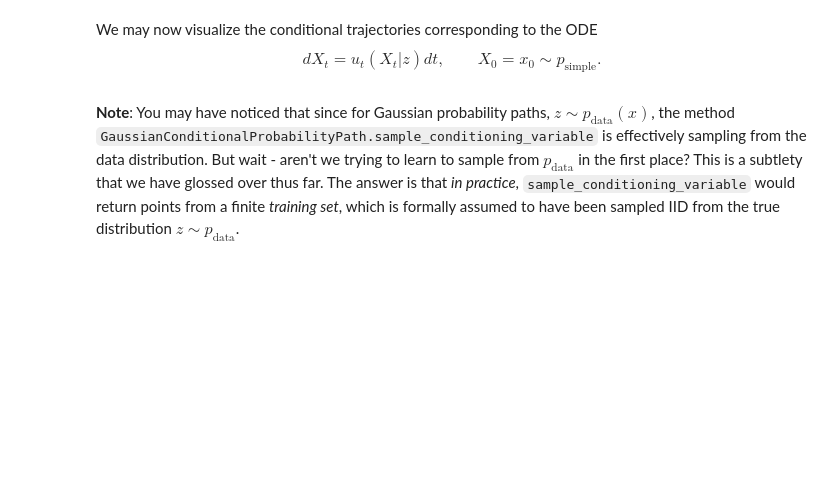
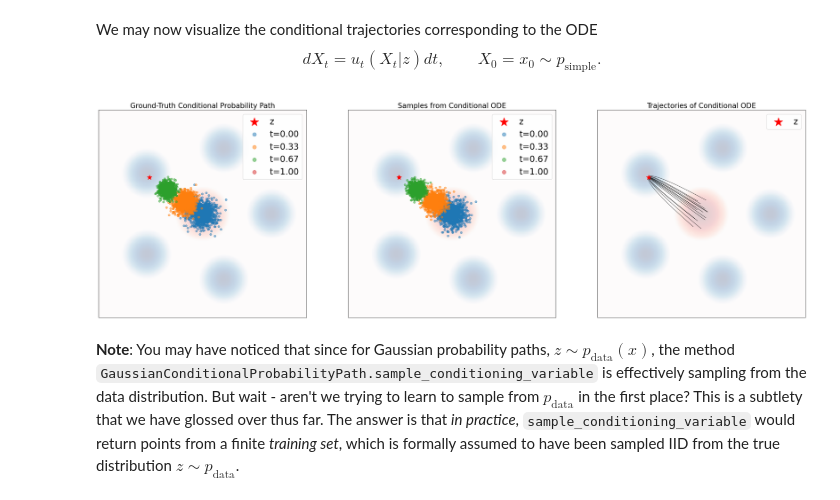
Before and after one commit to aliheidari2005/Generative-AI-Labs, a Jupyter notebook: lab_two.ipynb, the cells around one changed output. Cells and saved outputs as stored; diff of their text form; code cells hidden in the pictures; blank space fills up the shorter version.

Commit message:
feat(lab2): implement conditional_vector_field for Problem 2.3

```diff
--- a/lab_two.ipynb
+++ b/lab_two.ipynb
@@ -697,4 +733,33 @@ class ConditionalVectorFieldODE(ODE):
 # %%
+import torch
+import matplotlib.pyplot as plt
+
+# Define the ConditionalVectorFieldODE class first
+class ConditionalVectorFieldODE(ODE):
+    def __init__(self, path: ConditionalProbabilityPath, z: torch.Tensor):
+        """
+        Args:
+        - path: the ConditionalProbabilityPath object to which this vector field corresponds
+        - z: the conditioning variable, (1, dim)
+        """
+        super().__init__()
+        self.path = path
+        self.z = z
+
+    def drift_coefficient(self, x: torch.Tensor, t: torch.Tensor) -> torch.Tensor:
+        """
+        Returns the conditional vector field u_t(x|z)
+        Args:
+            - x: state at time t, shape (bs, dim)
+            - t: time, shape (bs,.)
+        Returns:
+            - u_t(x|z): shape (batch_size, dim)
+        """
+        bs = x.shape[0]
+        z = self.z.expand(bs, *self.z.shape[1:])
+        return self.path.conditional_vector_field(x, z, t)
+
+
 # Run me for Problem 2.3!
 
 #######################
@@ -716,16 +781,16 @@ path = GaussianConditionalProbabilityPath(
 
 
 # Setup figure
-fig, axes = plt.subplots(1,3, figsize=(36, 12))
+fig, axes = plt.subplots(1, 3, figsize=(36, 12))
 scale = PARAMS["scale"]
 legend_size = 24
 markerscale = 1.8
-x_bounds = [-scale,scale]
-y_bounds = [-scale,scale]
+x_bounds = [-scale, scale]
+y_bounds = [-scale, scale]
 
 # Sample conditioning variable z
 torch.cuda.manual_seed(1)
-z = path.sample_conditioning_variable(1) # (1,2)
+z = path.sample_conditioning_variable(1) # (1, 2)
 
 ######################################
 # Graph samples from conditional ODE #
@@ -737,28 +802,27 @@ ax.set_ylim(*y_bounds)
 ax.set_xticks([])
 ax.set_yticks([])
 ax.set_title('Samples from Conditional ODE', fontsize=20)
-ax.scatter(z[:,0].cpu(), z[:,1].cpu(), marker='*', color='red', s=200, label='z',zorder=20) # Plot z
+ax.scatter(z[:, 0].cpu(), z[:, 1].cpu(), marker='*', color='red', s=200, label='z', zorder=20)
 
 # Plot source and target
 imshow_density(density=p_simple, x_bounds=x_bounds, y_bounds=y_bounds, bins=200, ax=ax, vmin=-10, alpha=0.25, cmap=plt.get_cmap('Reds'))
 imshow_density(density=p_data, x_bounds=x_bounds, y_bounds=y_bounds, bins=200, ax=ax, vmin=-10, alpha=0.25, cmap=plt.get_cmap('Blues'))
-
 
 # Construct integrator and plot trajectories
 sigma = 0.5 # Can't make this too high or integration is numerically unstable!
 ode = ConditionalVectorFieldODE(path, z)
 simulator = EulerSimulator(ode)
 x0 = path.p_simple.sample(num_samples) # (num_samples, 2)
-ts = torch.linspace(0.0, 1.0, num_timesteps).view(1,-1,1).expand(num_samples,-1,1).to(device) # (num_samples, nts, 1)
+ts = torch.linspace(0.0, 1.0, num_timesteps).view(1, -1, 1).expand(num_samples, -1, 1).to(device) # (num_samples, nts, 1)
 xts = simulator.simulate_with_trajectory(x0, ts) # (bs, nts, dim)
 
 # Extract every n-th integration step to plot
 every_n = record_every(num_timesteps=num_timesteps, record_every=num_timesteps // num_marginals)
-xts_every_n = xts[:,every_n,:] # (bs, nts // n, dim)
-ts_every_n = ts[0,every_n] # (nts // n,)
+xts_every_n = xts[:, every_n, :] # (bs, nts // n, dim)
+ts_every_n = ts[0, every_n] # (nts // n,)
 for plot_idx in range(xts_every_n.shape[1]):
     tt = ts_every_n[plot_idx].item()
-    ax.scatter(xts_every_n[:,plot_idx,0].detach().cpu(), xts_every_n[:,plot_idx,1].detach().cpu(), marker='o', alpha=0.5, label=f't={tt:.2f}')
+    ax.scatter(xts_every_n[:, plot_idx, 0].detach().cpu(), xts_every_n[:, plot_idx, 1].detach().cpu(), marker='o', alpha=0.5, label=f't={tt:.2f}')
 ax.legend(prop={'size': legend_size}, loc='upper right', markerscale=markerscale)
 
 
@@ -772,43 +836,43 @@ ax.set_ylim(*y_bounds)
 ax.set_xticks([])
 ax.set_yticks([])
 ax.set_title('Trajectories of Conditional ODE', fontsize=20)
-ax.scatter(z[:,0].cpu(), z[:,1].cpu(), marker='*', color='red', s=200, label='z',zorder=20) # Plot z
-
+ax.scatter(z[:, 0].cpu(), z[:, 1].cpu(), marker='*', color='red', s=200, label='z', zorder=20)
 
 # Plot source and target
 imshow_density(density=p_simple, x_bounds=x_bounds, y_bounds=y_bounds, bins=200, ax=ax, vmin=-10, alpha=0.25, cmap=plt.get_cmap('Reds'))
 imshow_density(density=p_data, x_bounds=x_bounds, y_bounds=y_bounds, bins=200, ax=ax, vmin=-10, alpha=0.25, cmap=plt.get_cmap('Blues'))
 
 for traj_idx in range(15):
-    ax.plot(xts[traj_idx,:,0].detach().cpu(), xts[traj_idx,:,1].detach().cpu(), alpha=0.5, color='black')
+    ax.plot(xts[traj_idx, :, 0].detach().cpu(), xts[traj_idx, :, 1].detach().cpu(), alpha=0.5, color='black')
 ax.legend(prop={'size': legend_size}, loc='upper right', markerscale=markerscale)
 
 
 ###################################################
 # Graph Ground-Truth Conditional Probability Path #
 ###################################################
 ax = axes[0]
 
 ax.set_xlim(*x_bounds)
 ax.set_ylim(*y_bounds)
 ax.set_xticks([])
 ax.set_yticks([])
 ax.set_title('Ground-Truth Conditional Probability Path', fontsize=20)
-ax.scatter(z[:,0].cpu(), z[:,1].cpu(), marker='*', color='red', s=200, label='z',zorder=20) # Plot z
-
+ax.scatter(z[:, 0].cpu(), z[:, 1].cpu(), marker='*', color='red', s=200, label='z', zorder=20)
 
 for plot_idx in range(xts_every_n.shape[1]):
     tt = ts_every_n[plot_idx].unsqueeze(0).expand(num_samples, 1)
     zz = z.expand(num_samples, 2)
     marginal_samples = path.sample_conditional_path(zz, tt)
-    ax.scatter(marginal_samples[:,0].detach().cpu(), marginal_samples[:,1].detach().cpu(), marker='o', alpha=0.5, label=f't={tt[0,0].item():.2f}')
+    ax.scatter(marginal_samples[:, 0].detach().cpu(), marginal_samples[:, 1].detach().cpu(), marker='o', alpha=0.5, label=f't={tt[0, 0].item():.2f}')
 
 # Plot source and target
 imshow_density(density=p_simple, x_bounds=x_bounds, y_bounds=y_bounds, bins=200, ax=ax, vmin=-10, alpha=0.25, cmap=plt.get_cmap('Reds'))
 imshow_density(density=p_data, x_bounds=x_bounds, y_bounds=y_bounds, bins=200, ax=ax, vmin=-10, alpha=0.25, cmap=plt.get_cmap('Blues'))
 ax.legend(prop={'size': legend_size}, loc='upper right', markerscale=markerscale)
 
 plt.show()
+# %% [output]
+[figure, added]
 # %% [markdown]
 **Note**: You may have noticed that since for Gaussian probability paths, $z \sim p_{\text{data}}(x)$, the method `GaussianConditionalProbabilityPath.sample_conditioning_variable` is effectively sampling from the data distribution. But wait - aren't we trying to learn to sample from $p_{\text{data}}$ in the first place? This is a subtlety that we have glossed over thus far. The answer is that *in practice*, `sample_conditioning_variable` would return points from a finite *training set*, which is formally assumed to have been sampled IID from the true distribution $z \sim p_{\text{data}}$.
 # %% [markdown]
```
Also changed, not shown: parts of 2 cells of this notebook.
